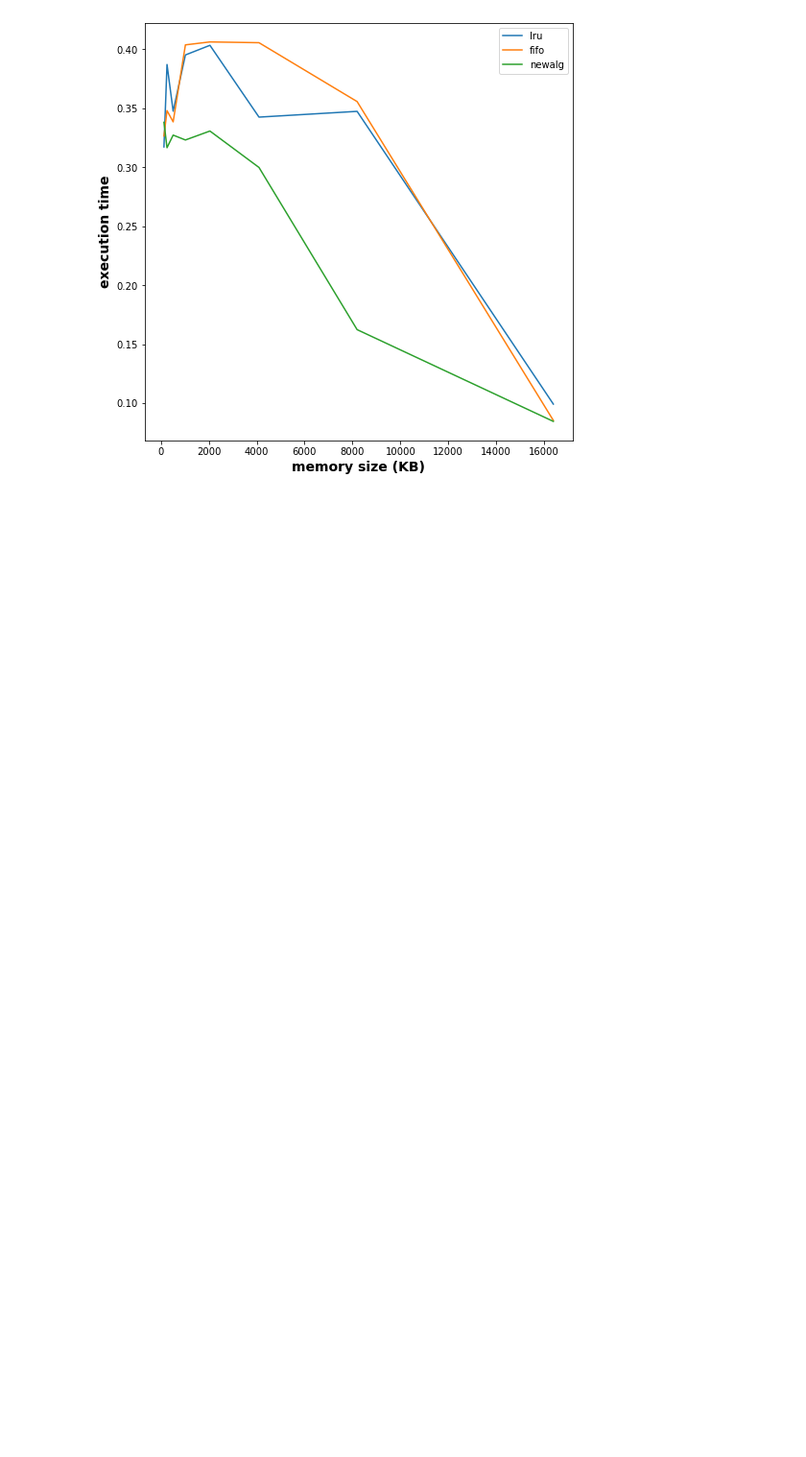
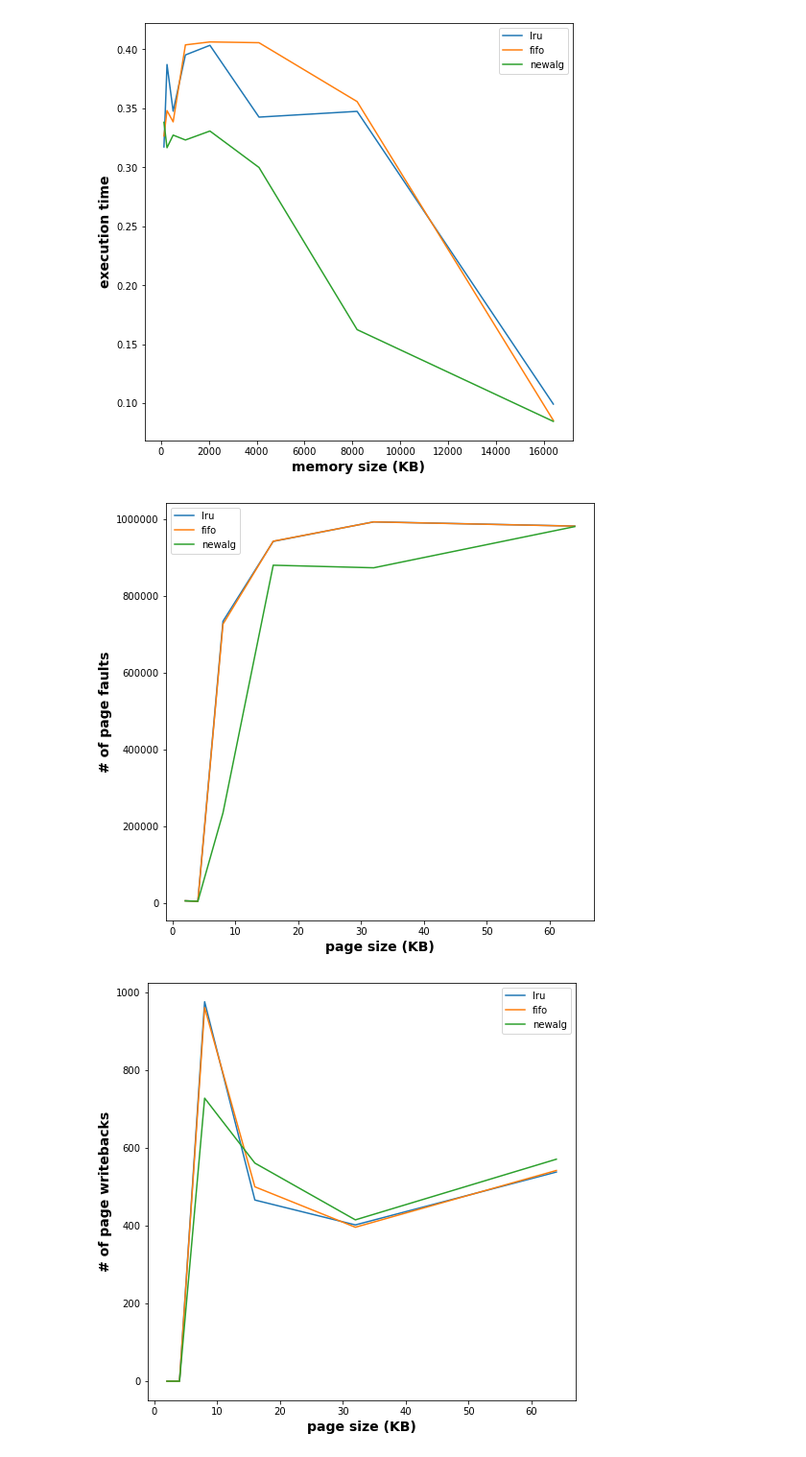
Before and after one commit to Yowgf/virtual-memory-emulator, a Jupyter notebook: plot_perf_tests.ipynb, the cells around one changed output. Shown at 96% size. Cells and saved outputs as stored; diff of their text form; code cells hidden in the pictures; blank space fills up the shorter version.

```diff
--- a/plot_perf_tests.ipynb
+++ b/plot_perf_tests.ipynb
@@ -104,3 +105,8 @@ plot_graphs_together(result_dir, algorithms, "simulador.log", metrics, psize=4,
 [figure]
 [figure]
 [figure]
+# %%
+plot_graphs_together(result_dir, algorithms, "simulador.log", metrics, msize=16384, pOrM="p", savePlotFigures=True)
+# %% [output]
+[figure, added]
+[figure, added]
```
Also changed, not shown: parts of 2 cells of this notebook, 4 other files.
